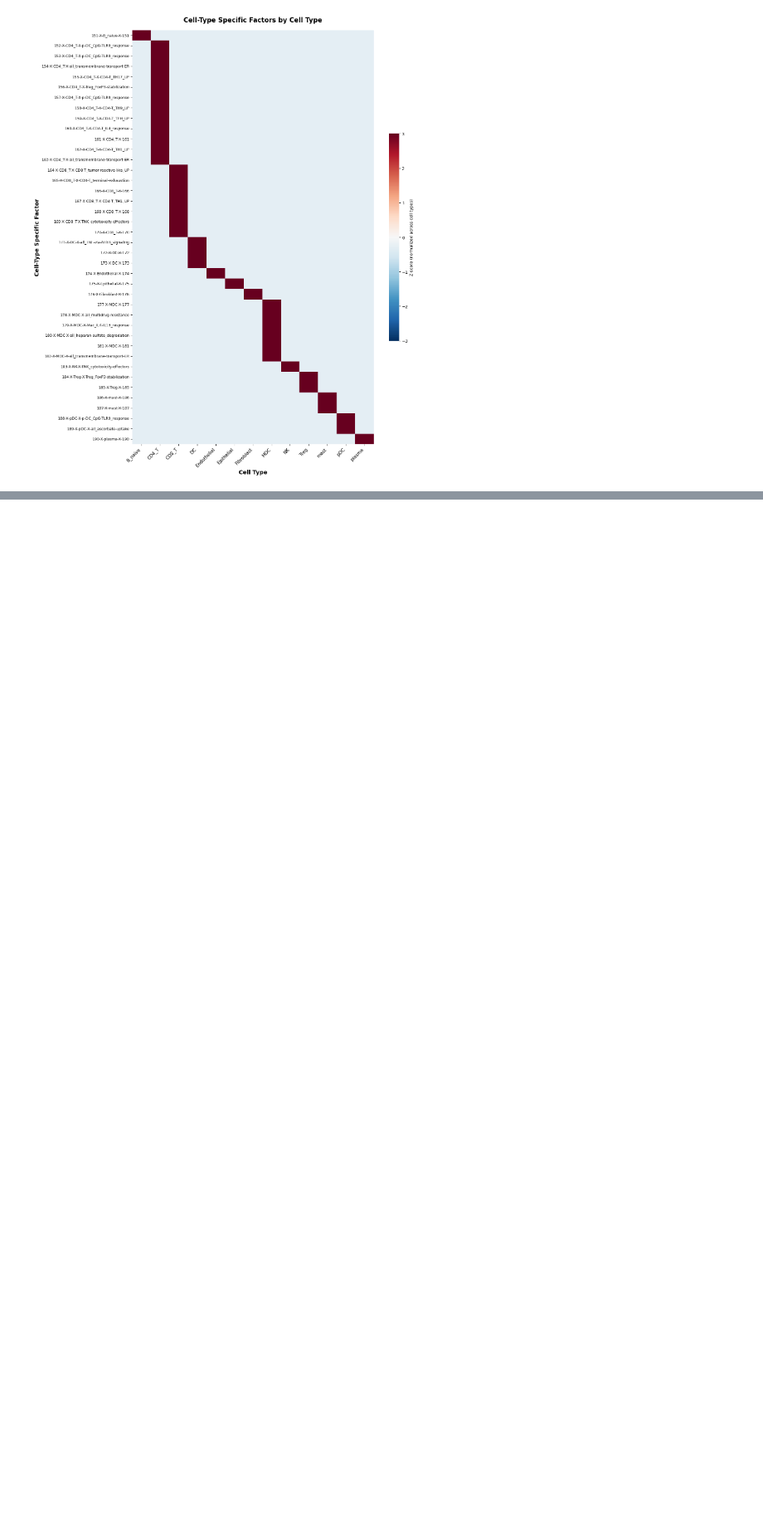
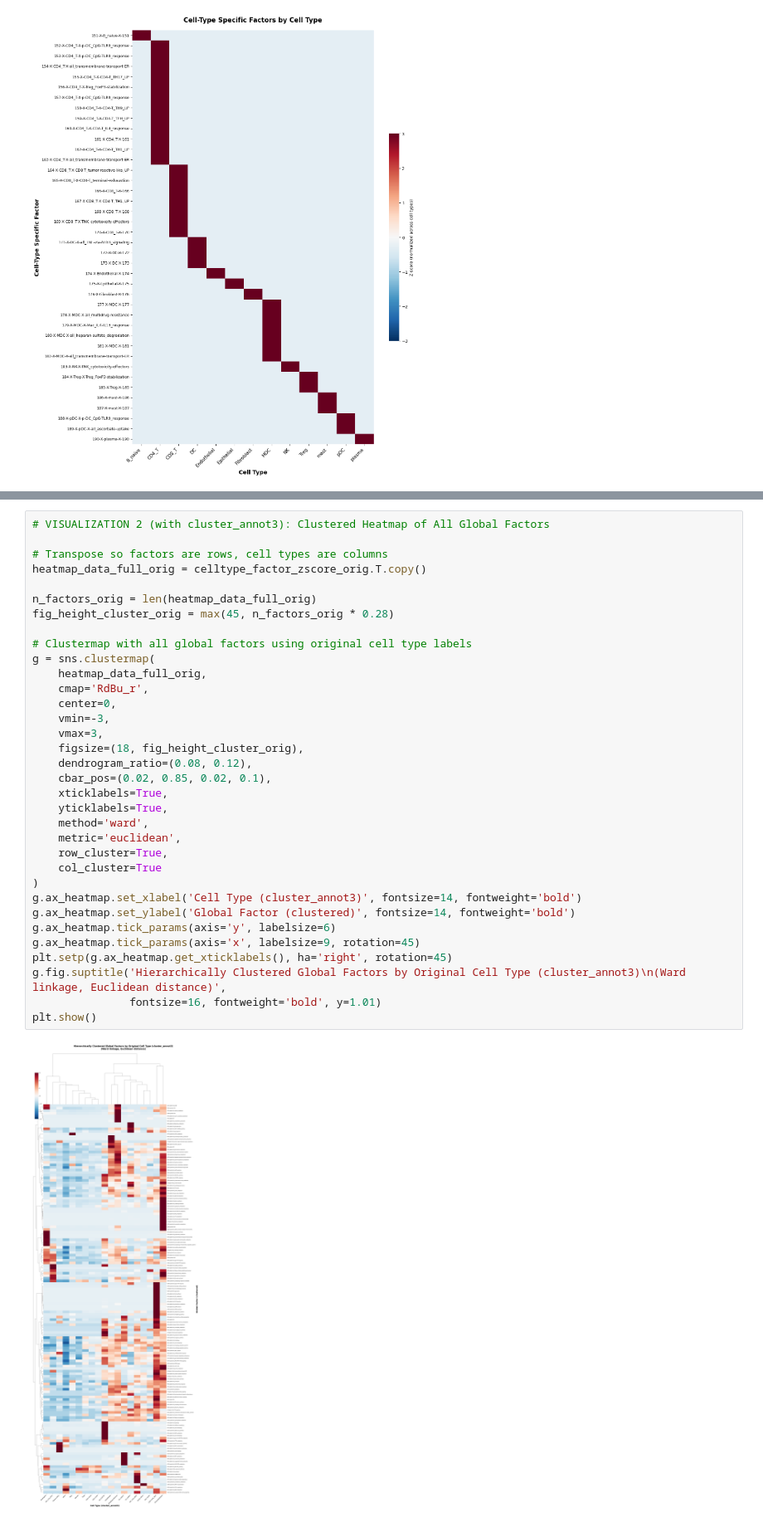
Before and after one commit to sumedhars/dinh-lab-clanp, a Jupyter notebook: spectra_run_and_viz.ipynb, the cells around one changed output, grey strips where cells are left out. Shown at 83% size. Saved outputs shown, nothing was run; the diff lists cells and outputs as text; blank space fills up the shorter version.

Commit message:
adding cluster_annot3 heatmap

```diff
--- a/spectra_run_and_viz.ipynb
+++ b/spectra_run_and_viz.ipynb
@@ -675,0 +732,36 @@ plt.show()
+# %%
+# VISUALIZATION 2 (with cluster_annot3): Clustered Heatmap of All Global Factors
+
+# Transpose so factors are rows, cell types are columns
+heatmap_data_full_orig = celltype_factor_zscore_orig.T.copy()
+
+n_factors_orig = len(heatmap_data_full_orig)
+fig_height_cluster_orig = max(45, n_factors_orig * 0.28)
+
+# Clustermap with all global factors using original cell type labels
+g = sns.clustermap(
+    heatmap_data_full_orig,
+    cmap='RdBu_r',
+    center=0,
+    vmin=-3,
+    vmax=3,
+    figsize=(18, fig_height_cluster_orig),
+    dendrogram_ratio=(0.08, 0.12),
+    cbar_pos=(0.02, 0.85, 0.02, 0.1),
+    xticklabels=True,
+    yticklabels=True,
+    method='ward',
+    metric='euclidean',
+    row_cluster=True,
+    col_cluster=True
+)
+g.ax_heatmap.set_xlabel('Cell Type (cluster_annot3)', fontsize=14, fontweight='bold')
+g.ax_heatmap.set_ylabel('Global Factor (clustered)', fontsize=14, fontweight='bold')
+g.ax_heatmap.tick_params(axis='y', labelsize=6)
+g.ax_heatmap.tick_params(axis='x', labelsize=9, rotation=45)
+plt.setp(g.ax_heatmap.get_xticklabels(), ha='right', rotation=45)
+g.fig.suptitle('Hierarchically Clustered Global Factors by Original Cell Type (cluster_annot3)\n(Ward linkage, Euclidean distance)',
+               fontsize=16, fontweight='bold', y=1.01)
+plt.show()
+# %% [output]
+[figure, added]
```
Also changed, not shown: parts of 3 cells of this notebook.
